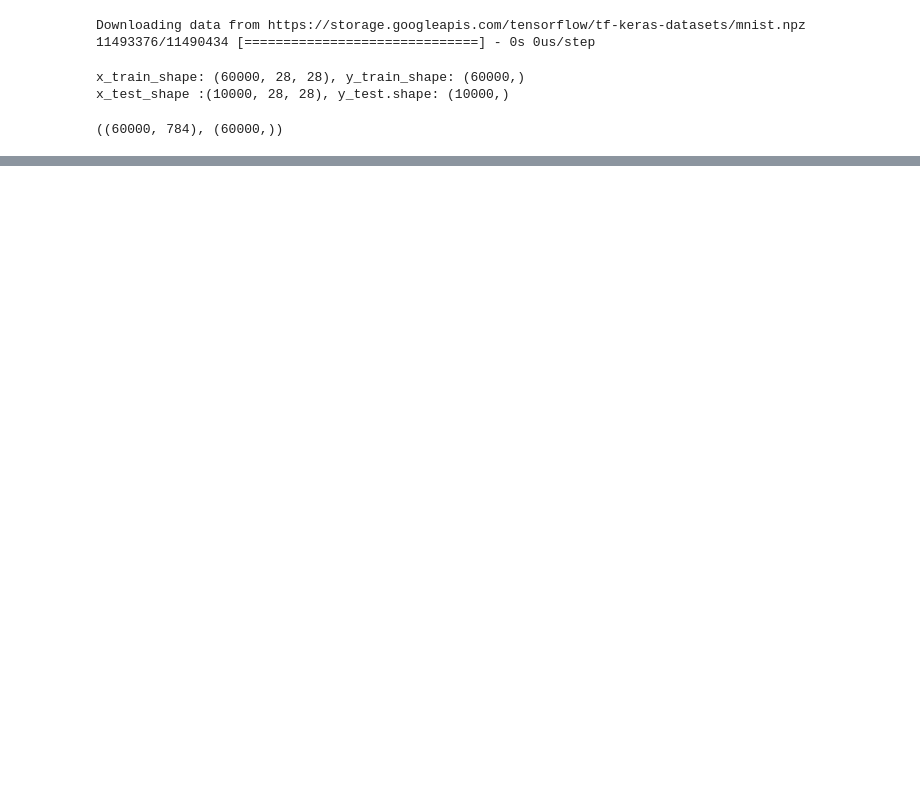
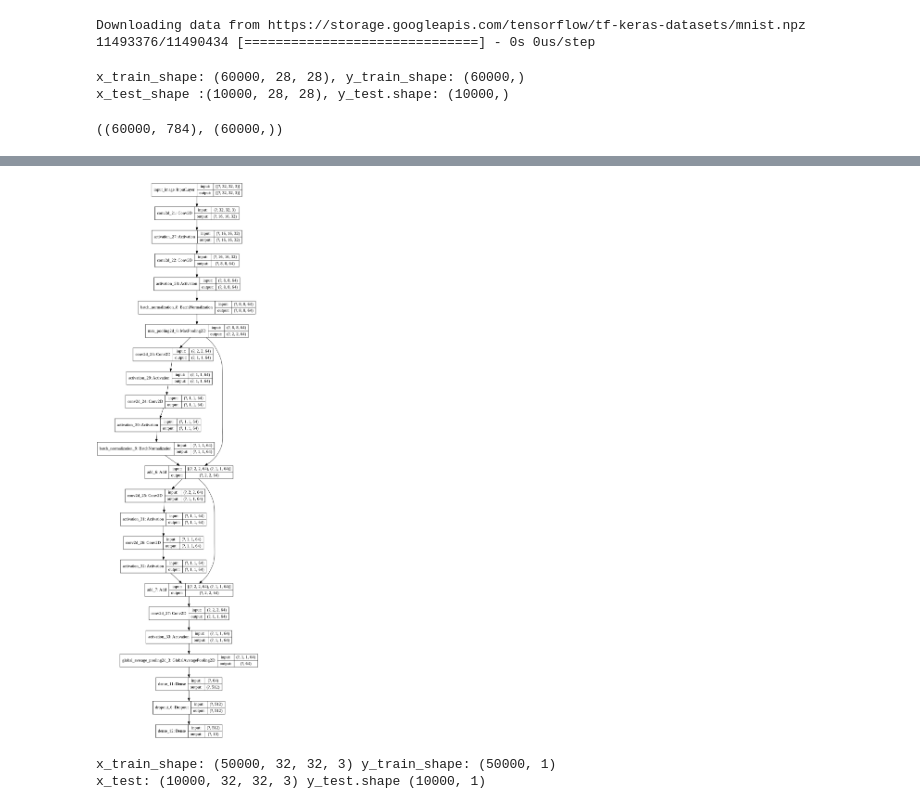
Before and after one commit to martinpius/keras_Functional_API_architecture, a Jupyter notebook: keras_functional_API.ipynb, the cells around one changed output, grey strips where cells are left out. Saved outputs shown, nothing was run; the diff lists cells and outputs as text; code cells hidden in the pictures; blank space fills up the shorter version.

```diff
--- a/keras_functional_API.ipynb
+++ b/keras_functional_API.ipynb
@@ -314,0 +421,31 @@ ________________________________________________________________________________
+# %%
+inputs = Input(shape = (32,32,3), name = 'input_image')
+x = Conv2D(filters = 32, kernel_size = (3,3), padding = 'same', strides = (2,2))(inputs)
+x = Activation('relu')(x)
+x = Conv2D(filters = 64, kernel_size = (3,3), padding = 'same', strides = (2,2))(x)
+x =Activation('relu')(x)
+x = BatchNormalization()(x)
+block1_out =MaxPooling2D(pool_size = 3)(x)
+
+
+x = Conv2D(filters = 64, kernel_size = (3,3), padding = 'same', strides = (2,2))(block1_out)
+x = Activation('relu')(x)
+x = Conv2D(filters = 64, kernel_size = (3,3), padding = 'same', strides = (2,2))(x)
+x = Activation('relu')(x)
+x = BatchNormalization()(x)
+block2_out = tf.keras.layers.add([block1_out, x])
+
+x = Conv2D(filters = 64, kernel_size = (3,3), padding = 'same', strides = (2,2))(block2_out)
+x = Activation('relu')(x)
+x = Conv2D(filters = 64, kernel_size = (3,3), padding = 'same', strides = (2,2))(x)
+x = Activation('relu')(x)
+block3_out = tf.keras.layers.add([block2_out, x])
+
+x = Conv2D(filters = 64, kernel_size = (3,3), padding = 'same', strides = (2,2))(block3_out)
+x = Activation('relu')(x)
+x = GlobalAveragePooling2D()(x)
+x = Dense(units = 512, activation = 'relu')(x)
+x = Dropout(rate = 0.5)(x)
+outputs = Dense(units = 10)(x)
+# %%
+model = Model(inputs = inputs, outputs = outputs, name = 'simple_resnet')
@@ -314,0 +472,4 @@ ________________________________________________________________________________
+# %%
+tf.keras.utils.plot_model(model = model, to_file = 'resnet.png', show_shapes = True)
+# %% [output]
+[figure, added]
@@ -314,0 +482,5 @@ ________________________________________________________________________________
+# %%
+print(f"x_train_shape: {x_train.shape} y_train_shape: {y_train.shape}\nx_test: {x_test.shape} y_test.shape {y_test.shape}")
+# %% [output]
+x_train_shape: (50000, 32, 32, 3) y_train_shape: (50000, 1)
+x_test: (10000, 32, 32, 3) y_test.shape (10000, 1)
```
Also changed, not shown: parts of 47 cells of this notebook.
